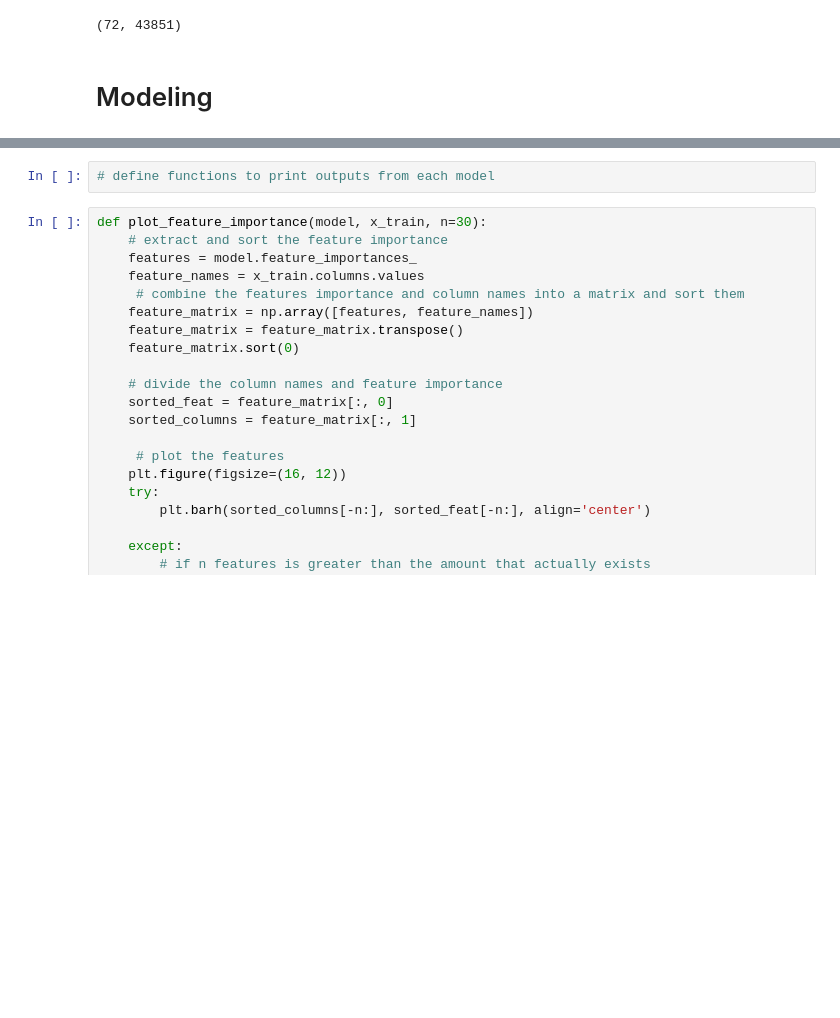
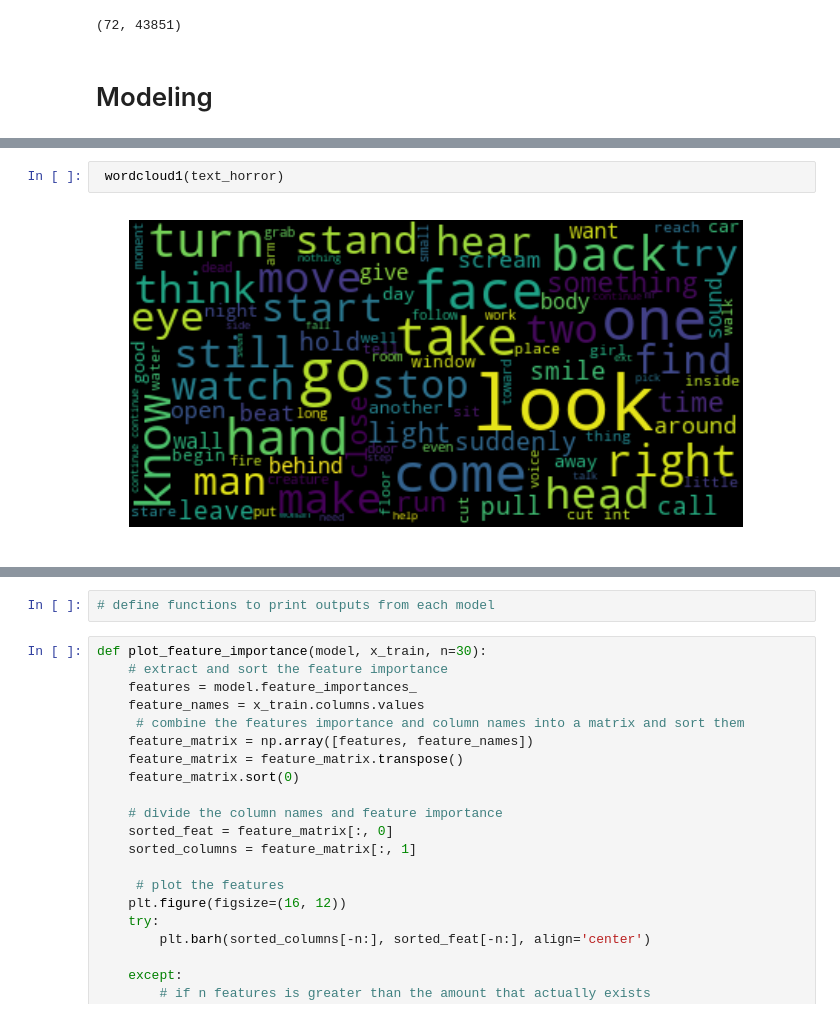
Before and after one commit to Yee-Brian21/Movie-scripts-classifier, a Jupyter notebook: Notebooks/Script-Models.ipynb, the cells around one changed output, grey strips where cells are left out. Drawn from its saved outputs; the diff is of its cells as text; blank space fills up the shorter version.

```diff
--- a/Notebooks/Script-Models.ipynb
+++ b/Notebooks/Script-Models.ipynb
@@ -273,0 +293,4 @@ from sklearn.metrics import accuracy_score, precision_score, recall_score, f1_sc
+# %%
+ wordcloud1(text_horror)
+# %% [output]
+[figure, added]
```
Also changed, not shown: parts of 13 cells of this notebook.
